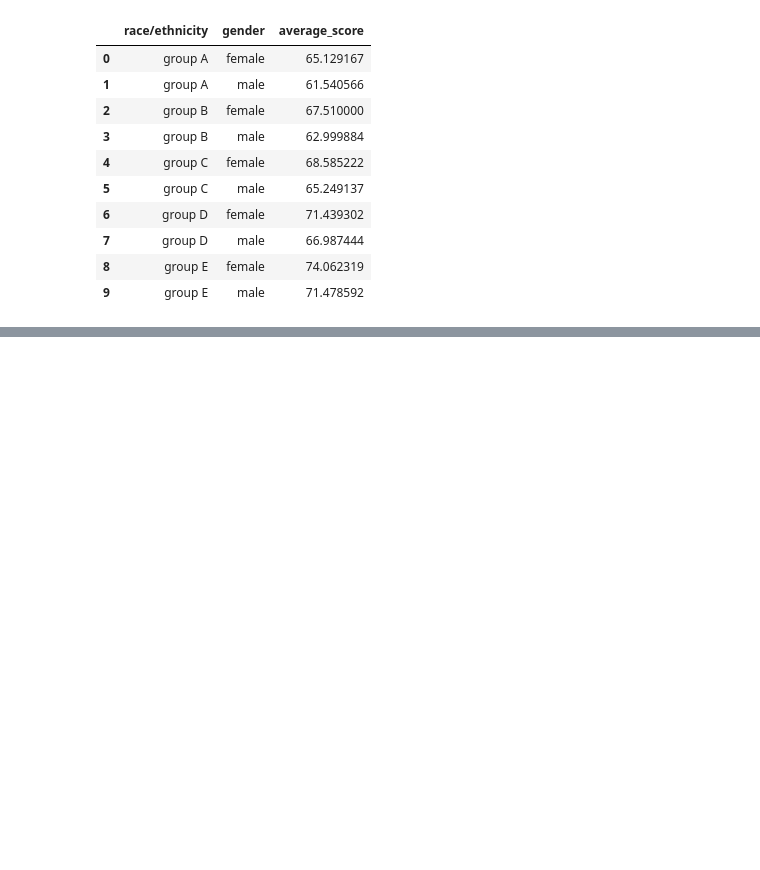
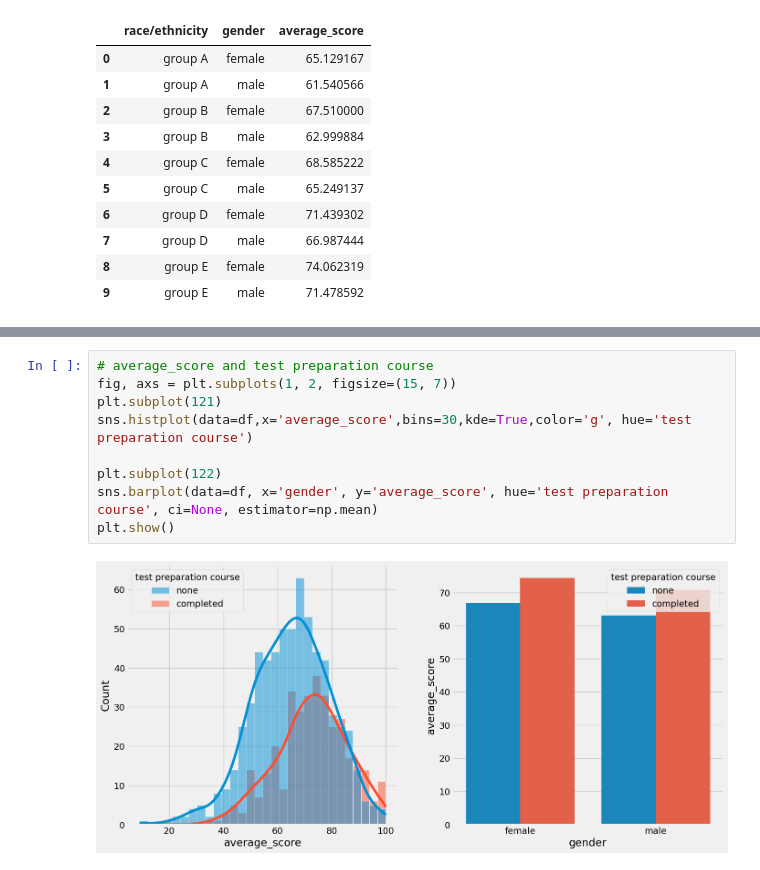
Before and after one commit to Akshay-Paunikar/iNeuron_End_to_End_ML_Live, a Jupyter notebook: notebook/EDA_Student_Performance.ipynb, the cells around one changed output, grey strips where cells are left out. Drawn from its saved outputs; the diff is of its cells as text; blank space fills up the shorter version.

```diff
--- a/notebook/EDA_Student_Performance.ipynb
+++ b/notebook/EDA_Student_Performance.ipynb
@@ -308,0 +317,11 @@ plt.show()
+# %%
+# average_score and test preparation course
+fig, axs = plt.subplots(1, 2, figsize=(15, 7))
+plt.subplot(121)
+sns.histplot(data=df,x='average_score',bins=30,kde=True,color='g', hue='test preparation course')
+
+plt.subplot(122)
+sns.barplot(data=df, x='gender', y='average_score', hue='test preparation course', ci=None, estimator=np.mean)
+plt.show()
+# %% [output]
+[figure, added]
```
Also changed, not shown: parts of 42 cells of this notebook.
